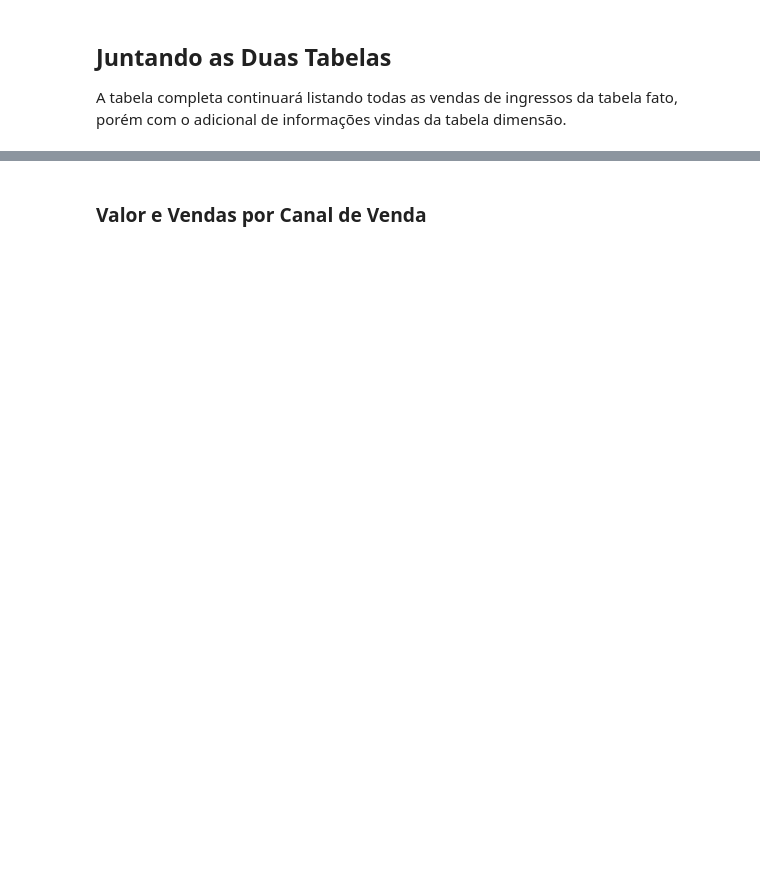
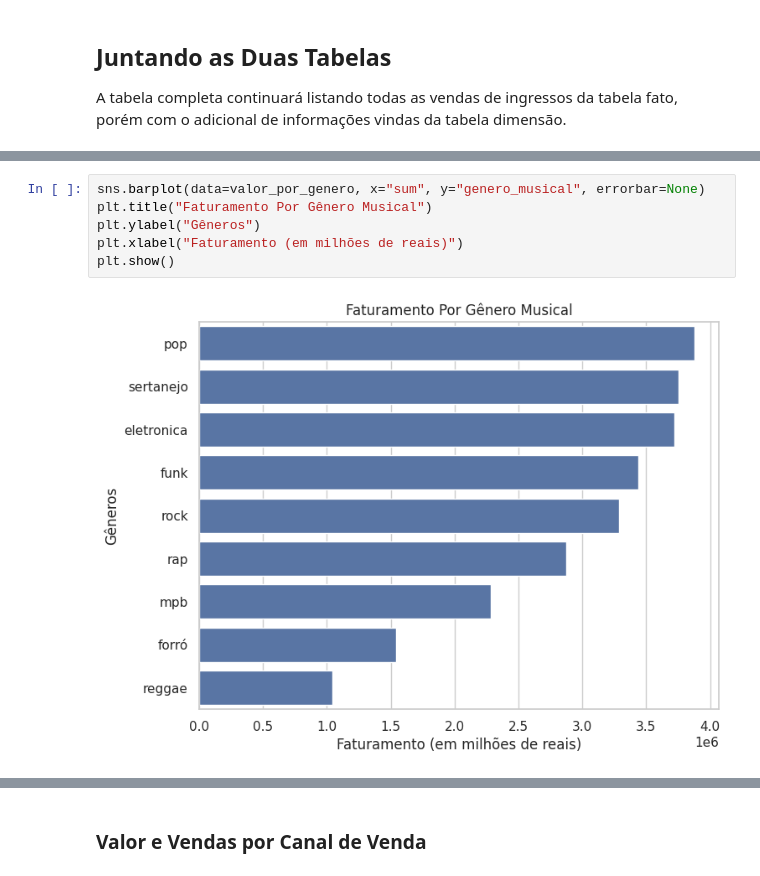
Before and after one commit to sugarfreecat/festival-musica, a Jupyter notebook: notebooks/01_analise_exploratoria_vendas.ipynb, the cells around one changed output, grey strips where cells are left out. Saved outputs shown, nothing was run; the diff lists cells and outputs as text; blank space fills up the shorter version.

```diff
--- a/notebooks/01_analise_exploratoria_vendas.ipynb
+++ b/notebooks/01_analise_exploratoria_vendas.ipynb
@@ -329,0 +359,8 @@ O que esta célula faz: calcula quantidade, média, mediana e desvio padrão da
+# %%
+sns.barplot(data=valor_por_genero, x="sum", y="genero_musical", errorbar=None)
+plt.title("Faturamento Por Gênero Musical")
+plt.ylabel("Gêneros")
+plt.xlabel("Faturamento (em milhões de reais)")
+plt.show()
+# %% [output]
+[figure, added]
```
Also changed, not shown: parts of 36 cells of this notebook.
